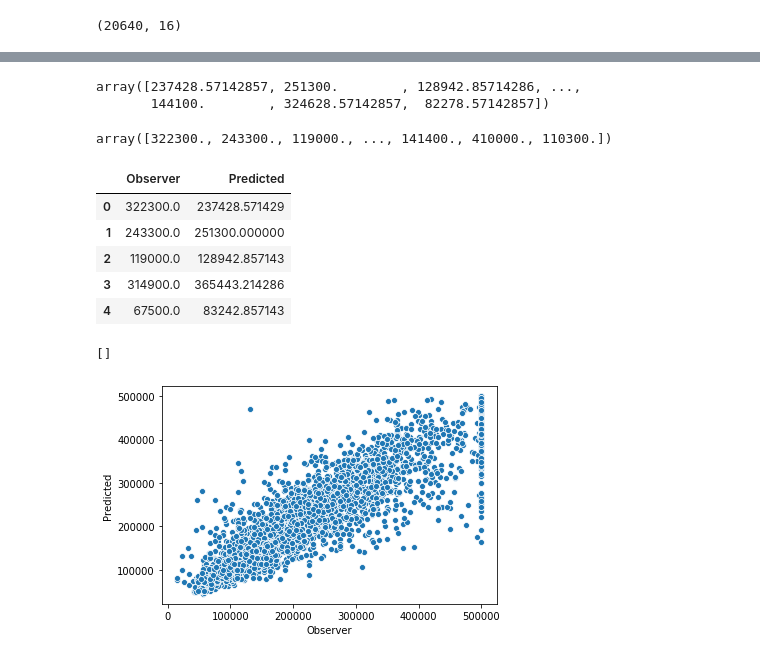
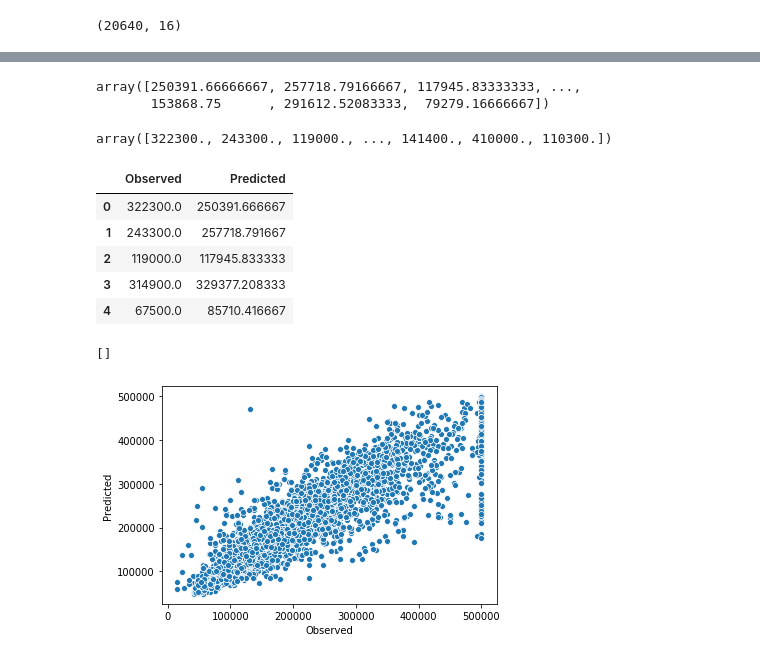
Before and after one commit to AnaAdalia/intro_ml, a Jupyter notebook: Clase10/Grid Search y optimización de modelos (1).ipynb, the cells around one changed output, grey strips where cells are left out. Saved outputs shown, nothing was run; the diff lists cells and outputs as text; code cells hidden in the pictures.

```diff
--- a/Clase10/Grid Search y optimización de modelos (1).ipynb
+++ b/Clase10/Grid Search y optimización de modelos (1).ipynb
@@ -321,5 +354,6 @@ X.shape
 (20640, 16)
 # %%
 param_grid2 = [
- {'bootstrap': [False, True], 'n_estimators':  list(range(2,15, 2)), 'max_features': list(range(2,15, 2))},
+ {'bootstrap': [False, True], 'n_estimators':  list(range(30,50, 2)), 'max_features': list(range(2,15, 2))},
  ]
+param_grid2
@@ -338,5 +376,5 @@ random_search2.best_params_
 # %%
-RF_final= RandomForestRegressor(n_estimators=14,max_features=6,bootstrap=False)
+RF_final= RandomForestRegressor(n_estimators=48,max_features=6,bootstrap=False)
 RF_final.fit(X_train, y_train)
 housing_predictions_RF_final = RF_final.predict(X_test)
 rf_final_mse = mean_squared_error(y_test, housing_predictions_RF_final)
@@ -347,8 +410,8 @@ rf_final_rmse
 # %%
 housing_predictions_RF_final
 # %% [output]
-array([237428.57142857, 251300.        , 128942.85714286, ...,
-       144100.        , 324628.57142857,  82278.57142857])
+array([250391.66666667, 257718.79166667, 117945.83333333, ...,
+       153868.75      , 291612.52083333,  79279.16666667])
 # %%
 y_test
 # %% [output]
@@ -361,14 +424,14 @@ df=df.T
 df.columns=('Observed','Predicted')
 df.head()
 # %% [output]
-|  | Observer | Predicted |
-| 0 | 322300.0 | 237428.571429 |
-| 1 | 243300.0 | 251300.000000 |
-| 2 | 119000.0 | 128942.857143 |
-| 3 | 314900.0 | 365443.214286 |
-| 4 | 67500.0 | 83242.857143 |
+|  | Observed | Predicted |
+| 0 | 322300.0 | 250391.666667 |
+| 1 | 243300.0 | 257718.791667 |
+| 2 | 119000.0 | 117945.833333 |
+| 3 | 314900.0 | 329377.208333 |
+| 4 | 67500.0 | 85710.416667 |
 # %%
-sns.scatterplot(df["Observer"], df["Predicted"]).plot()
+sns.scatterplot(df["Observed"], df["Predicted"]).plot()
 # %% [output]
 []
-[figure, old version]
+[figure, new version]
```
Also changed, not shown: parts of 14 cells of this notebook.
